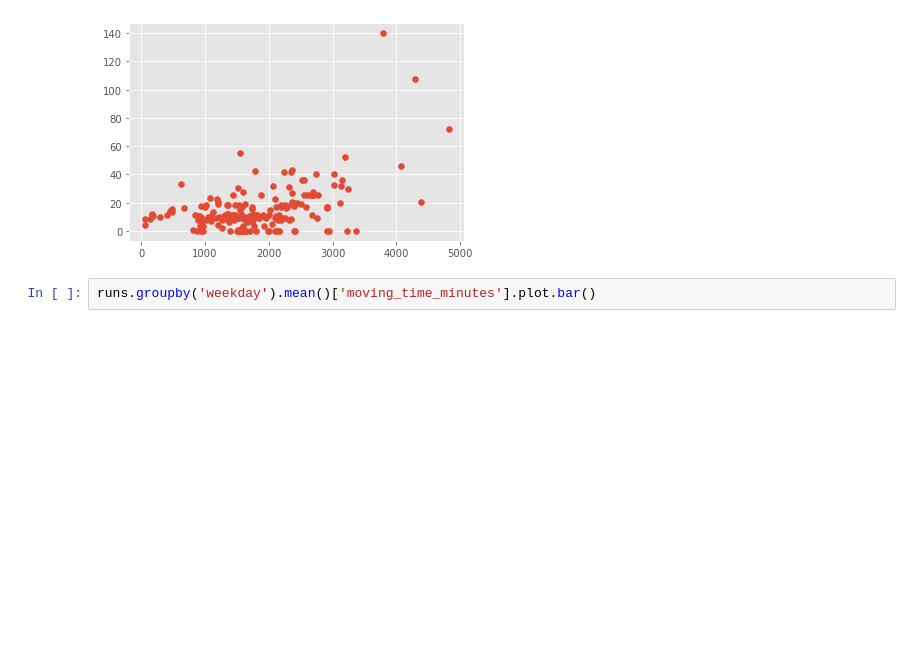
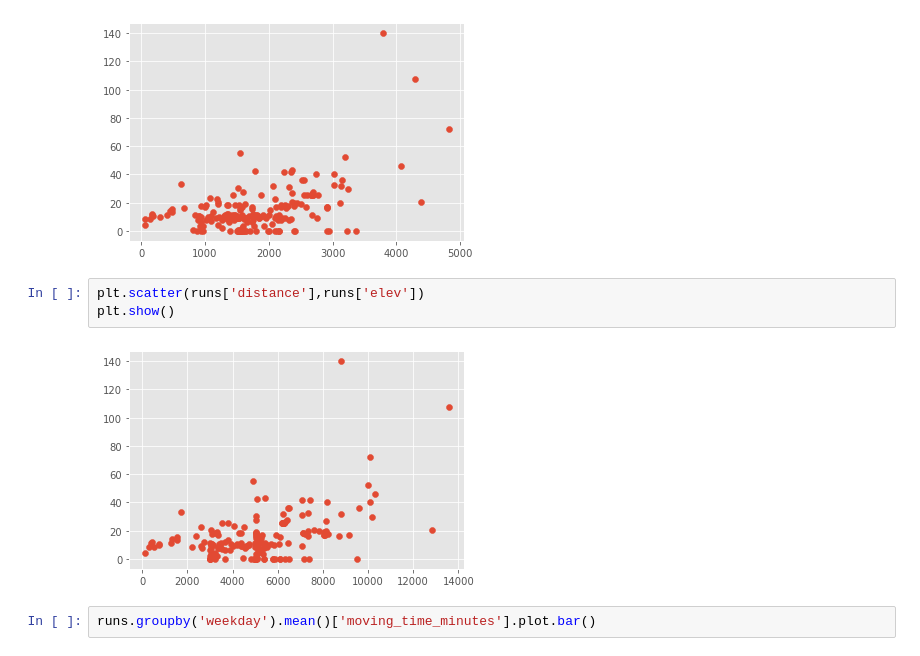
Before and after one commit to Lucs1590/strava-analysis, a Jupyter notebook: strava_analysis.ipynb, the cells around one changed output. Saved outputs shown, nothing was run; the diff lists cells and outputs as text; blank space fills up the shorter version.

```diff
--- a/strava_analysis.ipynb
+++ b/strava_analysis.ipynb
@@ -439,6 +454,11 @@ plt.scatter(runs['moving_time'],runs['elev'])
 plt.show()
 # %% [output]
 [figure]
+# %%
+plt.scatter(runs['distance'],runs['elev'])
+plt.show()
+# %% [output]
+[figure, added]
 # %%
 runs.groupby('weekday').mean()['moving_time_minutes'].plot.bar()
 # %% [output]
```
Also changed, not shown: parts of 12 cells of this notebook, 1 other file.
